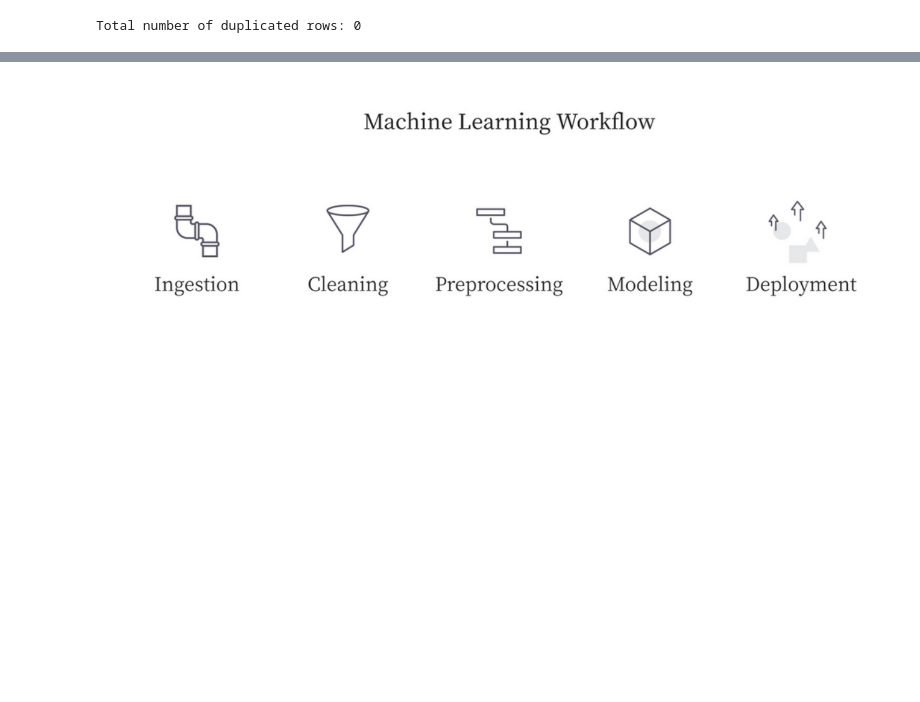
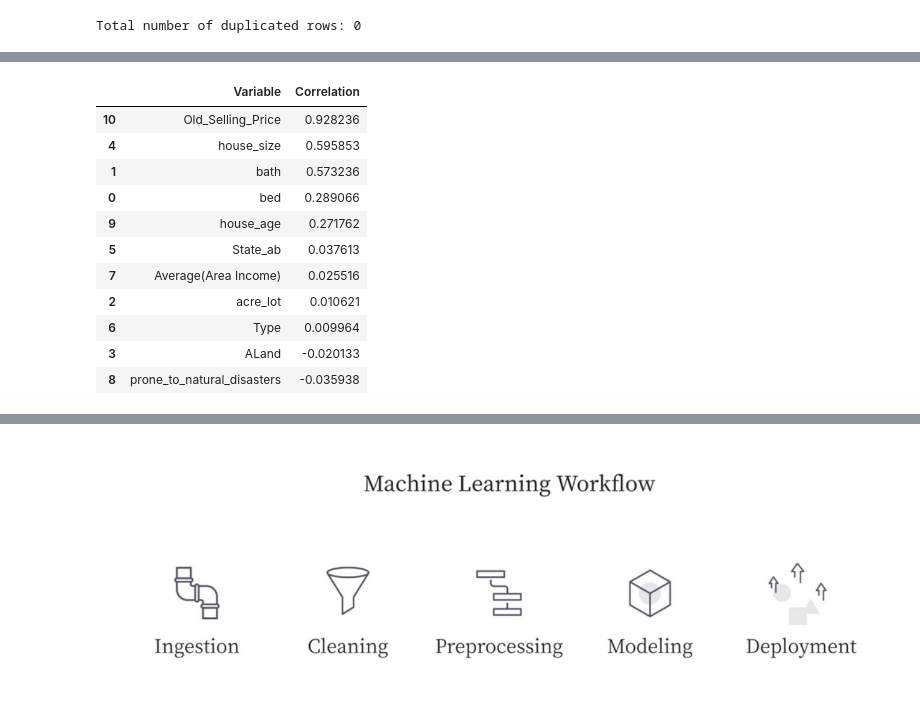
Before and after one commit to drigger091/home-llc-task-2, a Jupyter notebook: testing.ipynb, the cells around one changed output, grey strips where cells are left out. Cells and saved outputs as stored; diff of their text form; code cells hidden in the pictures; blank space fills up the shorter version.

```diff
--- a/testing.ipynb
+++ b/testing.ipynb
@@ -154,0 +158,33 @@ df.head()
+# %%
+
+def correlation_target(data,target_col):
+
+
+
+    new_df = df.drop([target_col],axis=1)
+    indep_cols = new_df.columns
+
+    correlation_result = []
+
+    for col in indep_cols:
+
+        correlation_result.append(data[target_col].corr(data[col]))
+
+    result_df = pd.DataFrame([indep_cols,correlation_result],index=['Variable','Correlation']).T
+
+    return result_df.sort_values('Correlation',ascending=False)
+# %%
+correlation_target(df,'new_selling_price')
+# %% [output]
+|  | Variable | Correlation |
+| 10 | Old_Selling_Price | 0.928236 |
+| 4 | house_size | 0.595853 |
+| 1 | bath | 0.573236 |
+| 0 | bed | 0.289066 |
+| 9 | house_age | 0.271762 |
+| 5 | State_ab | 0.037613 |
+| 7 | Average(Area Income) | 0.025516 |
+| 2 | acre_lot | 0.010621 |
+| 6 | Type | 0.009964 |
+| 3 | ALand | -0.020133 |
+| 8 | prone_to_natural_disasters | -0.035938 |
```
Also changed, not shown: parts of 7 cells of this notebook.
